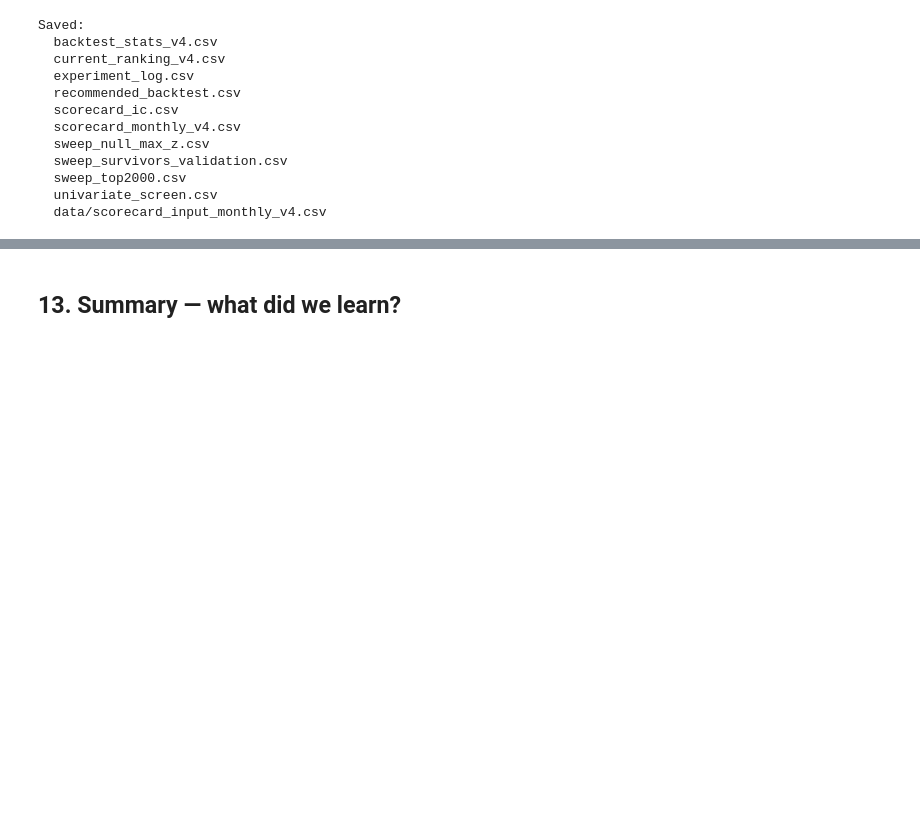
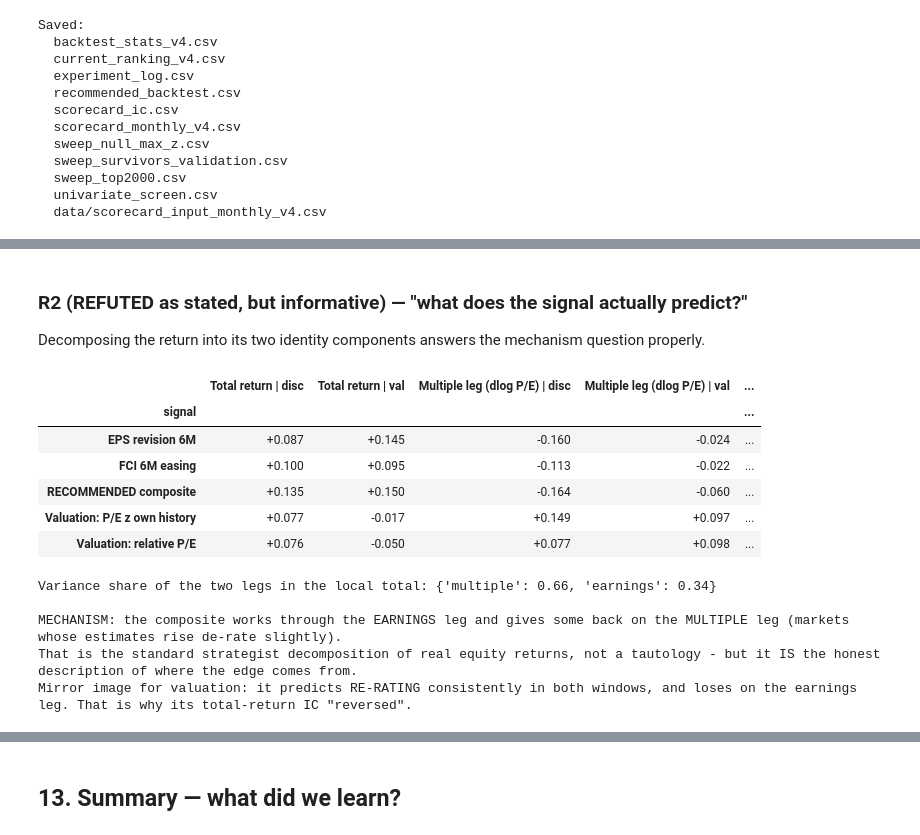
Before and after one commit to SadamAnjaneyulu/Markets-Scorecard, a Jupyter notebook: notebook/Markets_Scorecard_v4.ipynb, the cells around one changed output, grey strips where cells are left out. Drawn from its saved outputs; the diff is of its cells as text; code cells hidden in the pictures; blank space fills up the shorter version.

```diff
--- a/notebook/Markets_Scorecard_v4.ipynb
+++ b/notebook/Markets_Scorecard_v4.ipynb
@@ -994,0 +1051,33 @@ Saved:
+# %% [markdown]
+### R2 (REFUTED as stated, but informative) — "what does the signal actually predict?"
+Decomposing the return into its two identity components answers the mechanism question properly.
+# %%
+dec_t = {'Total return': np.log(PX.shift(-3) / PX), 'Multiple leg (dlog P/E)': np.log(PE.shift(-3) / PE), 'Earnings leg (dlog EPS)': np.log(EPS.shift(-3) / EPS)}
+rows = []
+for nm, sg in (('EPS revision 6M', Z['MI02 EPS revision 6M']), ('FCI 6M easing', Z['M03 FCI 6M easing']),
+               ('RECOMMENDED composite', RECO), ('Valuation: P/E z own history', Z['V01 P/E z own history (inv)']), ('Valuation: relative P/E', Z['V03 Relative P/E vs peers (inv)'])):
+    r = {'signal': nm}
+    for tn, tf in dec_t.items():
+        ic = ic_series(sg, tf); r[f'{tn} | disc'] = win(ic, D_W).mean(); r[f'{tn} | val'] = win(ic, V_W).mean()
+    rows.append(r)
+display(pd.DataFrame(rows).set_index('signal').style.format('{:+.3f}'))
+lr = np.log(PX.shift(-3) / PX); pr = {'multiple': np.log(PE.shift(-3) / PE), 'earnings': np.log(EPS.shift(-3) / EPS)}
+stk = pd.concat([lr.stack().rename('tot')] + [v.stack().rename(k) for k, v in pr.items()], axis=1).dropna()
+print('Variance share of the two legs in the local total:', {k: round(float(np.cov(stk[k], stk.tot)[0, 1] / np.var(stk.tot)), 2) for k in pr})
+print('\nMECHANISM: the composite works through the EARNINGS leg and gives some back on the MULTIPLE leg (markets whose estimates rise de-rate slightly).')
+print('That is the standard strategist decomposition of real equity returns, not a tautology - but it IS the honest description of where the edge comes from.')
+print('Mirror image for valuation: it predicts RE-RATING consistently in both windows, and loses on the earnings leg. That is why its total-return IC "reversed".')
+log('R2', 'Review', 'Which return component does the signal predict?', 'Earnings leg positive, multiple leg negative - mechanism documented')
+# %% [output]
+|  | Total return | disc | Total return | val | Multiple leg (dlog P/E) | disc | Multiple leg (dlog P/E) | val | ... |
+| signal |  |  |  |  | ... |
+| EPS revision 6M | +0.087 | +0.145 | -0.160 | -0.024 | ... |
+| FCI 6M easing | +0.100 | +0.095 | -0.113 | -0.022 | ... |
+| RECOMMENDED composite | +0.135 | +0.150 | -0.164 | -0.060 | ... |
+| Valuation: P/E z own history | +0.077 | -0.017 | +0.149 | +0.097 | ... |
+| Valuation: relative P/E | +0.076 | -0.050 | +0.077 | +0.098 | ... |
+Variance share of the two legs in the local total: {'multiple': 0.66, 'earnings': 0.34}
+
+MECHANISM: the composite works through the EARNINGS leg and gives some back on the MULTIPLE leg (markets whose estimates rise de-rate slightly).
+That is the standard strategist decomposition of real equity returns, not a tautology - but it IS the honest description of where the edge comes from.
+Mirror image for valuation: it predicts RE-RATING consistently in both windows, and loses on the earnings leg. That is why its total-return IC "reversed".
```
Also changed, not shown: parts of 10 cells of this notebook, 3 other files.
